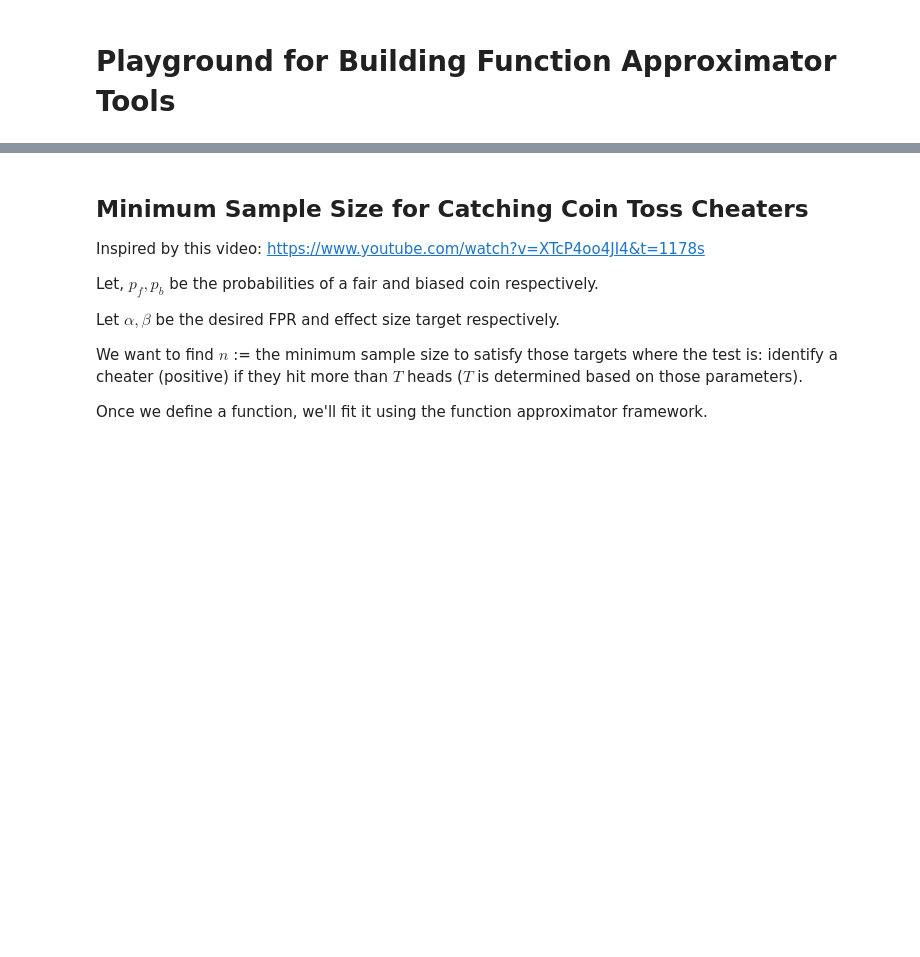
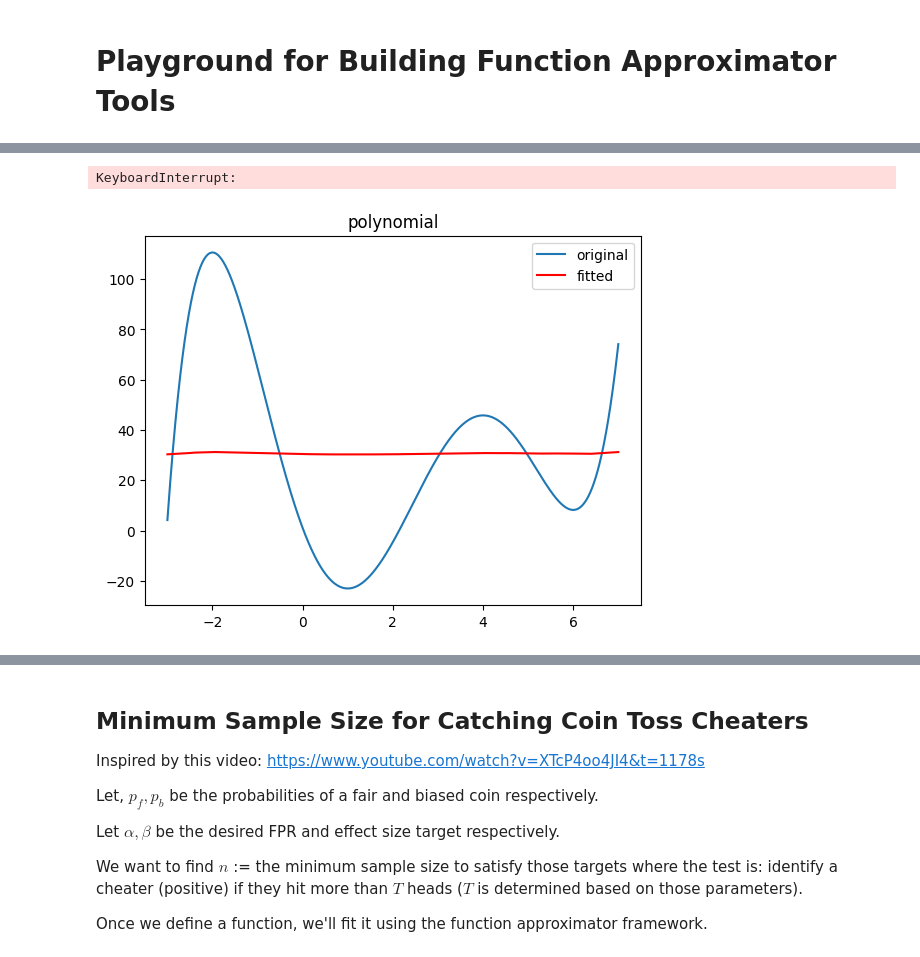
Before and after one commit to SirjanK/function-approximator, a Jupyter notebook: Playground.ipynb, the cells around one changed output, grey strips where cells are left out. Cells and saved outputs as stored; diff of their text form; code cells hidden in the pictures; blank space fills up the shorter version.

```diff
--- a/Playground.ipynb
+++ b/Playground.ipynb
@@ -20,0 +66,13 @@ We fit a sinusoidal of a polynomial on one variable to observe how well our fitt
+# %%
+# step 1, write the input sampler
+class UniformScalarInputSampler(InputSampler):
+    def __init__(self, min_val: float, max_val: float):
+        self._min_val = min_val
+        self._max_val = max_val
+
+    def sample(self, batch_size: int) -> List[List[float]]:
+        return np.random.uniform(self._min_val, self._max_val, (batch_size, 1)).tolist()
+# %%
+sampler = UniformScalarInputSampler(-3, 7)
+inputs = sampler.sample(10)
+inputs
@@ -20,0 +125,20 @@ We fit a sinusoidal of a polynomial on one variable to observe how well our fitt
+# %%
+# init fitter
+polynomial_fitter = ScalarPolynomialFitter(
+    fn=polynomial,
+    input_sampler=sampler,
+    name='polynomial_fitter',
+    train_batch_size=1024,
+    eval_batch_size=10000,
+    num_steps=100000,
+    eval_steps=1000,
+)
+# %%
+# fit!
+fitted_fn = polynomial_fitter.fit()
+# %% [output]
+KeyboardInterrupt:
+# %%
+plot_fn_with_fitted_fn(polynomial, fitted_fn, -3, 7)
+# %% [output]
+[figure, added]
```
Also changed, not shown: parts of 12 cells of this notebook, 2 other files.
